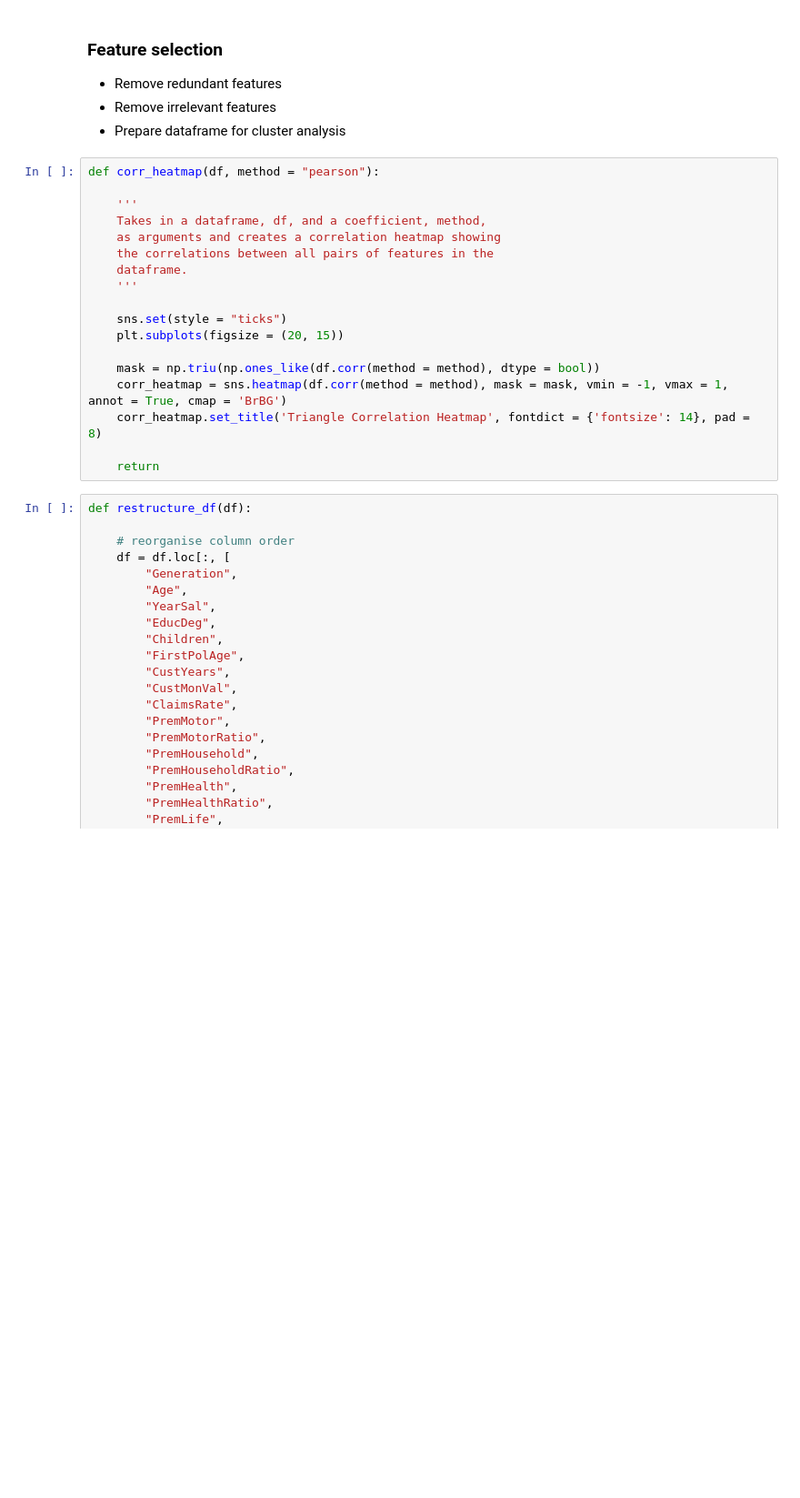
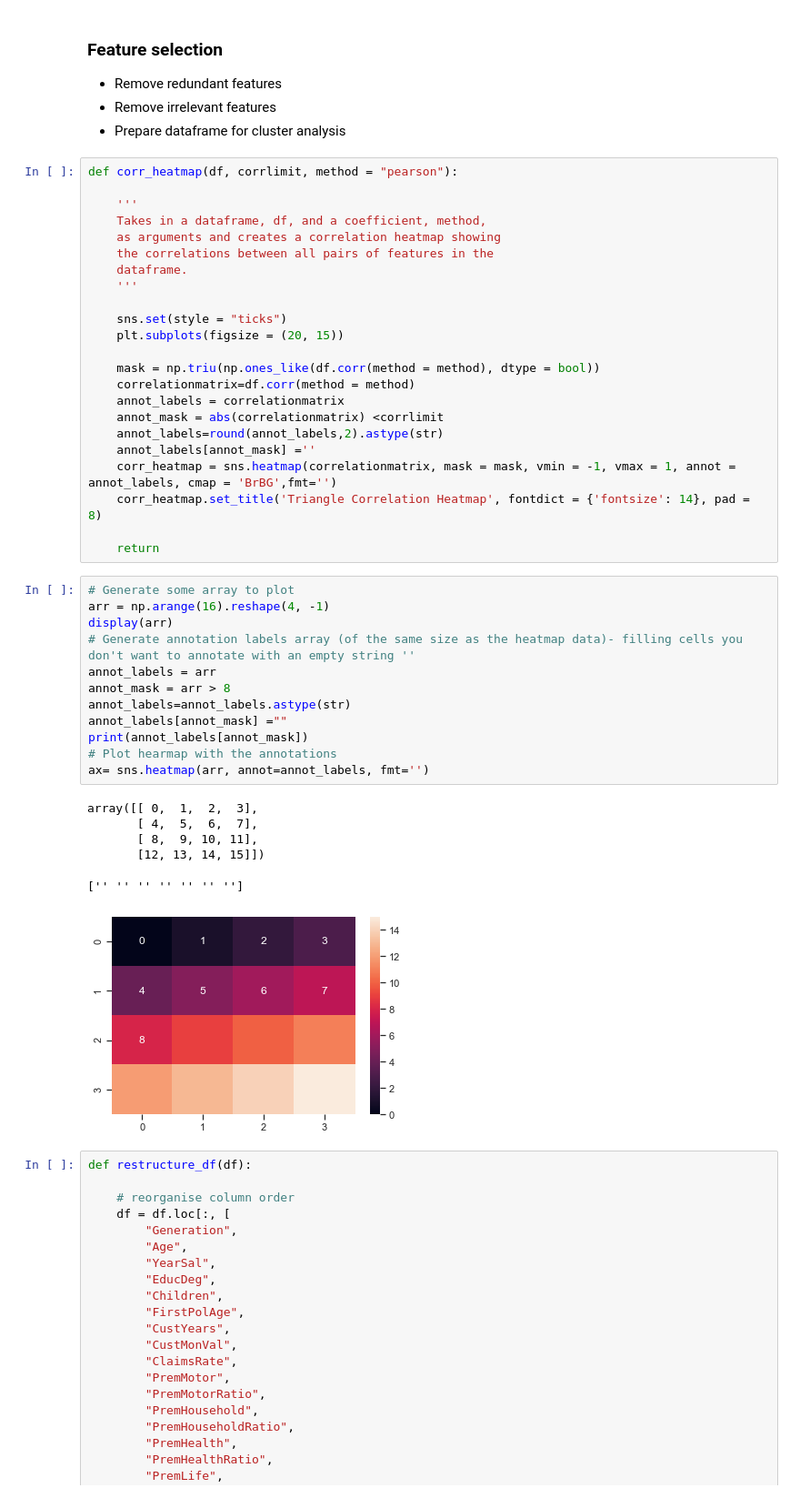
Before and after one commit to stuartgo/dataminingNova, a Jupyter notebook: DM_new.ipynb, the cells around one changed output. Shown at 91% size. Drawn from its saved outputs; the diff is of its cells as text; blank space fills up the shorter version.

```diff
--- a/DM_new.ipynb
+++ b/DM_new.ipynb
@@ -865,7 +1093,7 @@ plot_multiple(df, metric_features, "box", [25, 15], 3)
 * Remove irrelevant features
 * Prepare dataframe for cluster analysis
 # %%
-def corr_heatmap(df, method = "pearson"):
+def corr_heatmap(df, corrlimit, method = "pearson"):
 
     '''
     Takes in a dataframe, df, and a coefficient, method,
@@ -878,10 +1106,34 @@ def corr_heatmap(df, method = "pearson"):
     plt.subplots(figsize = (20, 15))
 
     mask = np.triu(np.ones_like(df.corr(method = method), dtype = bool))
-    corr_heatmap = sns.heatmap(df.corr(method = method), mask = mask, vmin = -1, vmax = 1, annot = True, cmap = 'BrBG')
+    correlationmatrix=df.corr(method = method)
+    annot_labels = correlationmatrix
+    annot_mask = abs(correlationmatrix) <corrlimit
+    annot_labels=round(annot_labels,2).astype(str)
+    annot_labels[annot_mask] =''
+    corr_heatmap = sns.heatmap(correlationmatrix, mask = mask, vmin = -1, vmax = 1, annot = annot_labels, cmap = 'BrBG',fmt='')
     corr_heatmap.set_title('Triangle Correlation Heatmap', fontdict = {'fontsize': 14}, pad = 8)
 
     return
+# %%
+# Generate some array to plot
+arr = np.arange(16).reshape(4, -1)
+display(arr)
+# Generate annotation labels array (of the same size as the heatmap data)- filling cells you don't want to annotate with an empty string ''
+annot_labels = arr
+annot_mask = arr > 8
+annot_labels=annot_labels.astype(str)
+annot_labels[annot_mask] =""
+print(annot_labels[annot_mask])
+# Plot hearmap with the annotations
+ax= sns.heatmap(arr, annot=annot_labels, fmt='')
+# %% [output]
+array([[ 0,  1,  2,  3],
+       [ 4,  5,  6,  7],
+       [ 8,  9, 10, 11],
+       [12, 13, 14, 15]])
+['' '' '' '' '' '' '']
+[figure, added]
 # %%
 def restructure_df(df):
 
```
Also changed, not shown: parts of 37 cells of this notebook.
